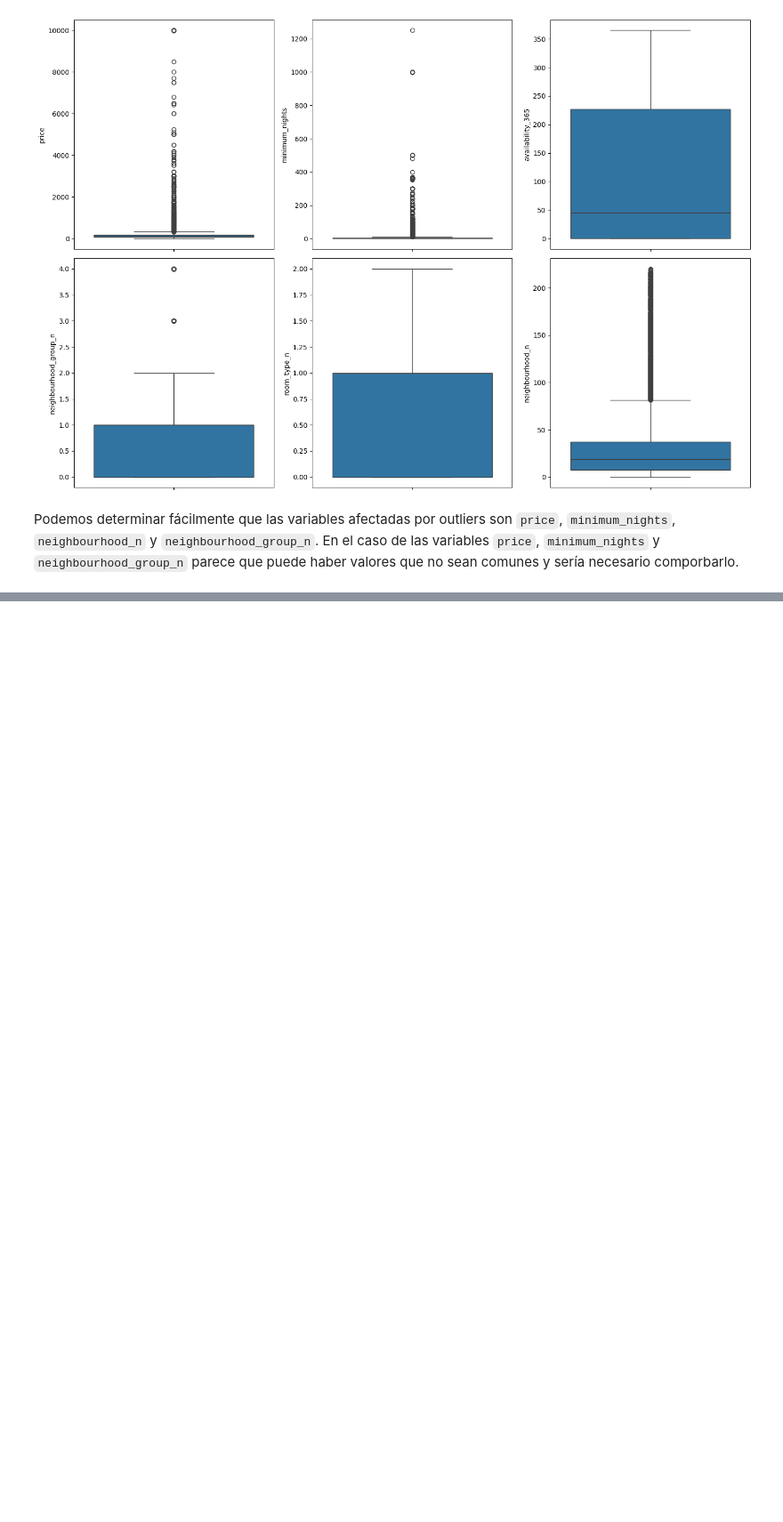
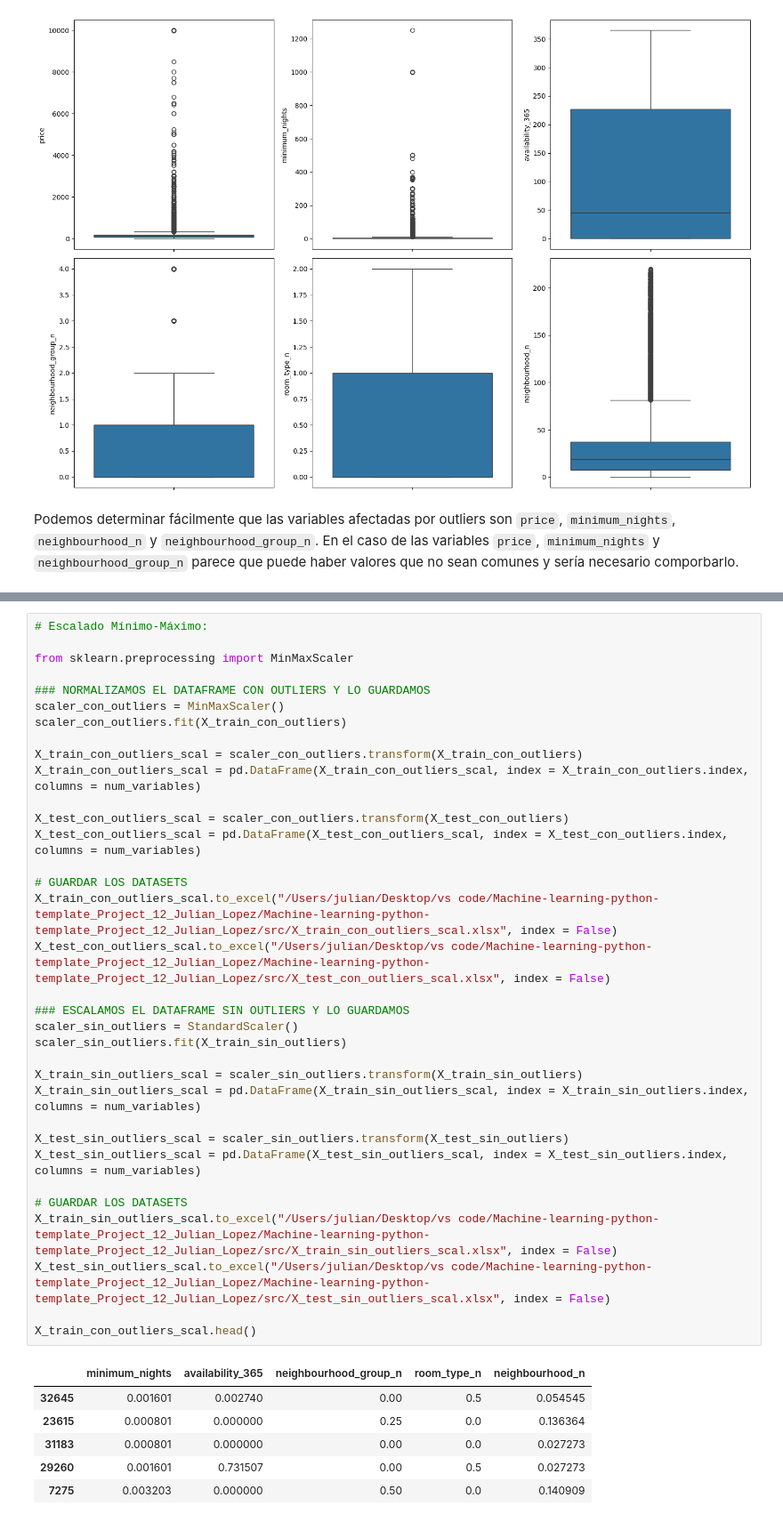
Before and after one commit to Julianmarania/Machine-learning-python-template_Project_12_Julian_Lopez, a Jupyter notebook: src/explore.ipynb, the cells around one changed output, grey strips where cells are left out. Shown at 89% size. Cells and saved outputs as stored; diff of their text form; blank space fills up the shorter version.

```diff
--- a/src/explore.ipynb
+++ b/src/explore.ipynb
@@ -392,0 +498,41 @@ with open("outliers_replacement.json", "w") as f:
+# %%
+# Escalado Mínimo-Máximo:
+
+from sklearn.preprocessing import MinMaxScaler
+
+### NORMALIZAMOS EL DATAFRAME CON OUTLIERS Y LO GUARDAMOS
+scaler_con_outliers = MinMaxScaler()
+scaler_con_outliers.fit(X_train_con_outliers)
+
+X_train_con_outliers_scal = scaler_con_outliers.transform(X_train_con_outliers)
+X_train_con_outliers_scal = pd.DataFrame(X_train_con_outliers_scal, index = X_train_con_outliers.index, columns = num_variables)
+
+X_test_con_outliers_scal = scaler_con_outliers.transform(X_test_con_outliers)
+X_test_con_outliers_scal = pd.DataFrame(X_test_con_outliers_scal, index = X_test_con_outliers.index, columns = num_variables)
+
+# GUARDAR LOS DATASETS
+X_train_con_outliers_scal.to_excel("/Users/julian/Desktop/vs code/Machine-learning-python-template_Project_12_Julian_Lopez/Machine-learning-python-template_Project_12_Julian_Lopez/src/X_train_con_outliers_scal.xlsx", index = False)
+X_test_con_outliers_scal.to_excel("/Users/julian/Desktop/vs code/Machine-learning-python-template_Project_12_Julian_Lopez/Machine-learning-python-template_Project_12_Julian_Lopez/src/X_test_con_outliers_scal.xlsx", index = False)
+
+### ESCALAMOS EL DATAFRAME SIN OUTLIERS Y LO GUARDAMOS
+scaler_sin_outliers = StandardScaler()
+scaler_sin_outliers.fit(X_train_sin_outliers)
+
+X_train_sin_outliers_scal = scaler_sin_outliers.transform(X_train_sin_outliers)
+X_train_sin_outliers_scal = pd.DataFrame(X_train_sin_outliers_scal, index = X_train_sin_outliers.index, columns = num_variables)
+
+X_test_sin_outliers_scal = scaler_sin_outliers.transform(X_test_sin_outliers)
+X_test_sin_outliers_scal = pd.DataFrame(X_test_sin_outliers_scal, index = X_test_sin_outliers.index, columns = num_variables)
+
+# GUARDAR LOS DATASETS
+X_train_sin_outliers_scal.to_excel("/Users/julian/Desktop/vs code/Machine-learning-python-template_Project_12_Julian_Lopez/Machine-learning-python-template_Project_12_Julian_Lopez/src/X_train_sin_outliers_scal.xlsx", index = False)
+X_test_sin_outliers_scal.to_excel("/Users/julian/Desktop/vs code/Machine-learning-python-template_Project_12_Julian_Lopez/Machine-learning-python-template_Project_12_Julian_Lopez/src/X_test_sin_outliers_scal.xlsx", index = False)
+
+X_train_con_outliers_scal.head()
+# %% [output]
+|  | minimum_nights | availability_365 | neighbourhood_group_n | room_type_n | neighbourhood_n |
+| 32645 | 0.001601 | 0.002740 | 0.00 | 0.5 | 0.054545 |
+| 23615 | 0.000801 | 0.000000 | 0.25 | 0.0 | 0.136364 |
+| 31183 | 0.000801 | 0.000000 | 0.00 | 0.0 | 0.027273 |
+| 29260 | 0.001601 | 0.731507 | 0.00 | 0.5 | 0.027273 |
+| 7275 | 0.003203 | 0.000000 | 0.50 | 0.0 | 0.140909 |
```
Also changed, not shown: parts of 8 cells of this notebook, 14 other files.
